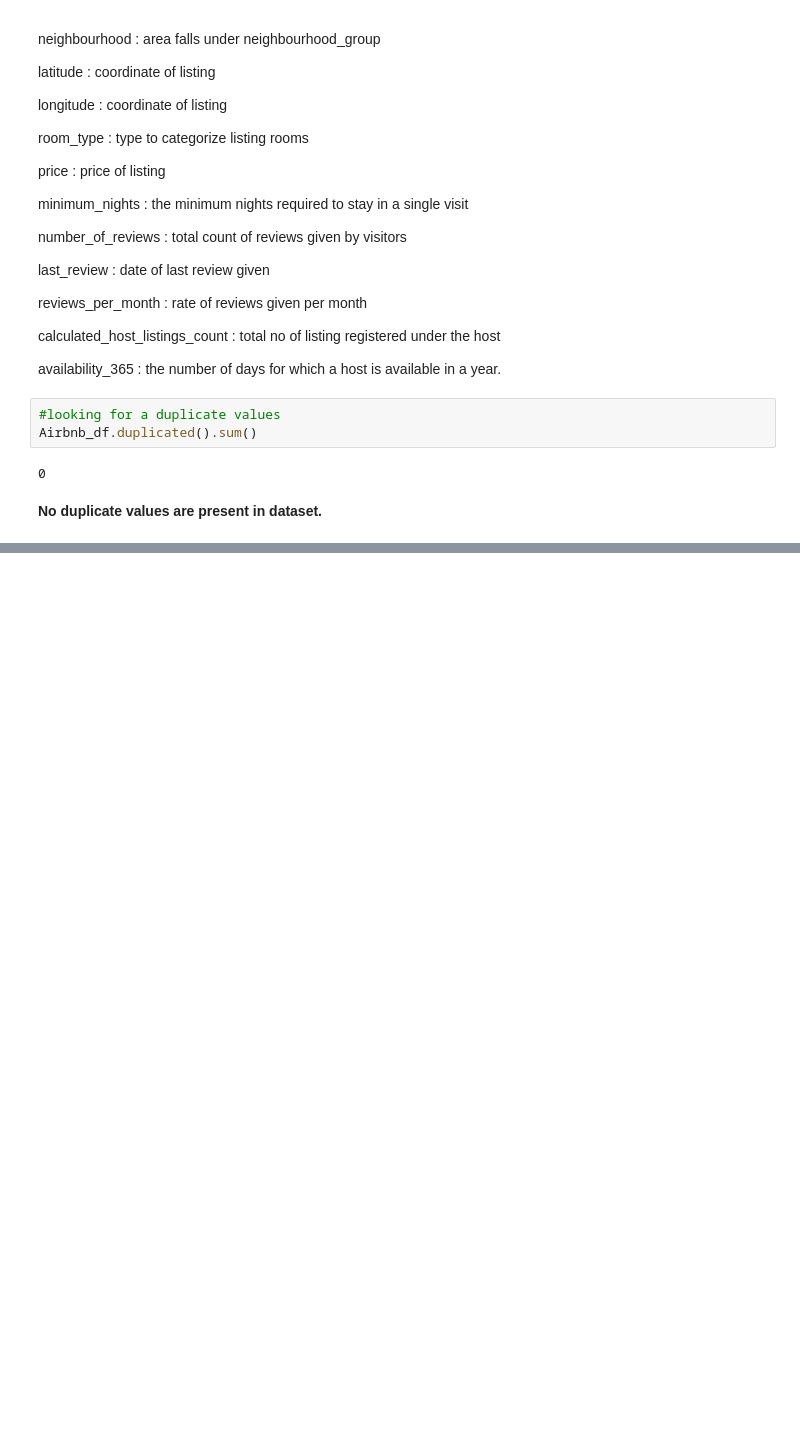
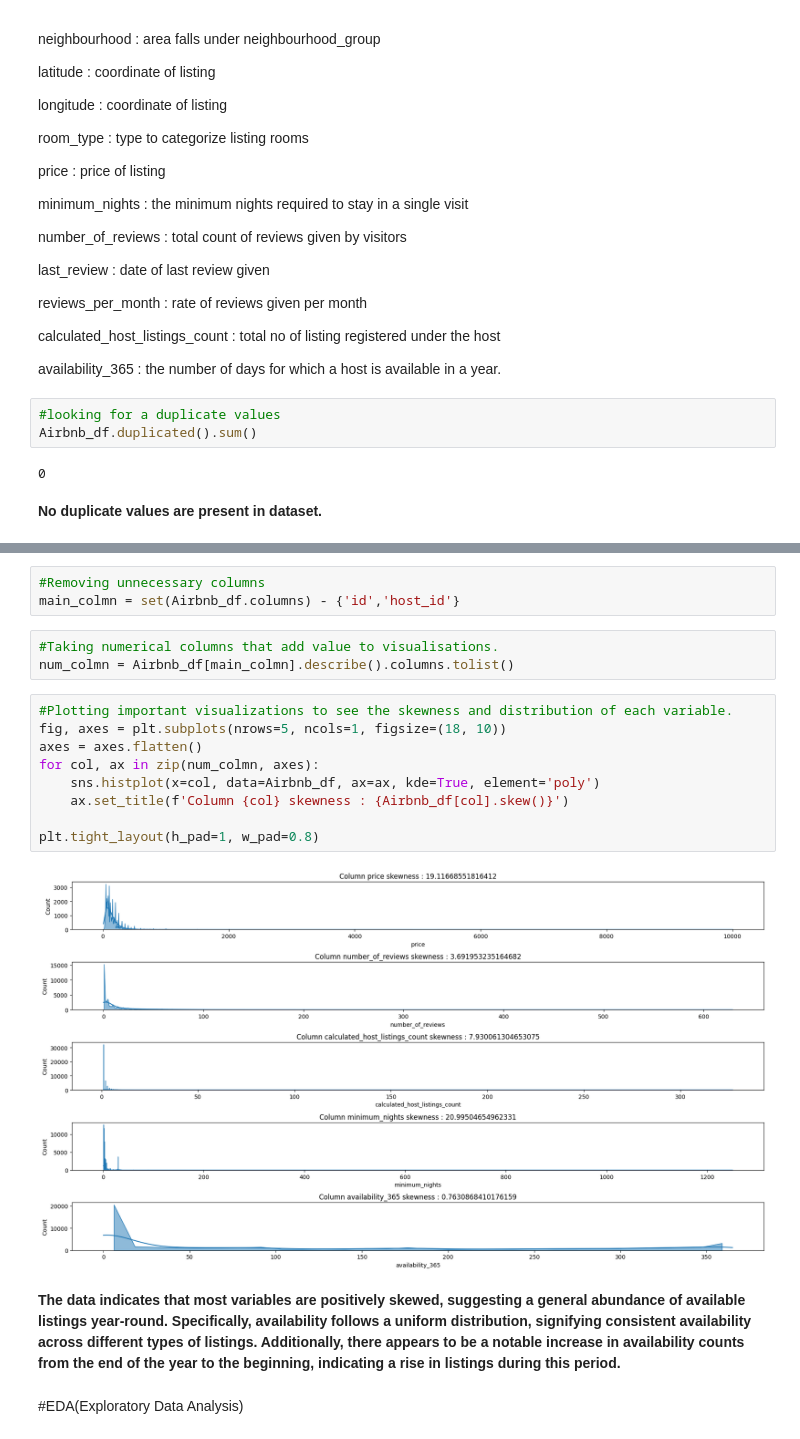
Before and after one commit to Kumarisimran626/EDA_Airbnb_Bookings_Analysis_Capstone_Project., a Jupyter notebook: S_K_EDA_Airbnb_Bookings_Analysis_Capstone_Project.ipynb, the cells around one changed output, grey strips where cells are left out. Drawn from its saved outputs; the diff is of its cells as text; blank space fills up the shorter version.

```diff
--- a/S_K_EDA_Airbnb_Bookings_Analysis_Capstone_Project.ipynb
+++ b/S_K_EDA_Airbnb_Bookings_Analysis_Capstone_Project.ipynb
@@ -149,0 +288,21 @@ Airbnb_df.duplicated().sum()
+# %%
+#Removing unnecessary columns
+main_colmn = set(Airbnb_df.columns) - {'id','host_id'}
+# %%
+#Taking numerical columns that add value to visualisations.
+num_colmn = Airbnb_df[main_colmn].describe().columns.tolist()
+# %%
+#Plotting important visualizations to see the skewness and distribution of each variable.
+fig, axes = plt.subplots(nrows=5, ncols=1, figsize=(18, 10))
+axes = axes.flatten()
+for col, ax in zip(num_colmn, axes):
+    sns.histplot(x=col, data=Airbnb_df, ax=ax, kde=True, element='poly')
+    ax.set_title(f'Column {col} skewness : {Airbnb_df[col].skew()}')
+
+plt.tight_layout(h_pad=1, w_pad=0.8)
+# %% [output]
+[figure, added]
+# %% [markdown]
+**The data indicates that most variables are positively skewed, suggesting a general abundance of available listings year-round. Specifically, availability follows a uniform distribution, signifying consistent availability across different types of listings. Additionally, there appears to be a notable increase in availability counts from the end of the year to the beginning, indicating a rise in listings during this period.**
+# %% [markdown]
+#<b/>EDA(Exploratory Data Analysis)
```
Also changed, not shown: parts of 22 cells of this notebook.
